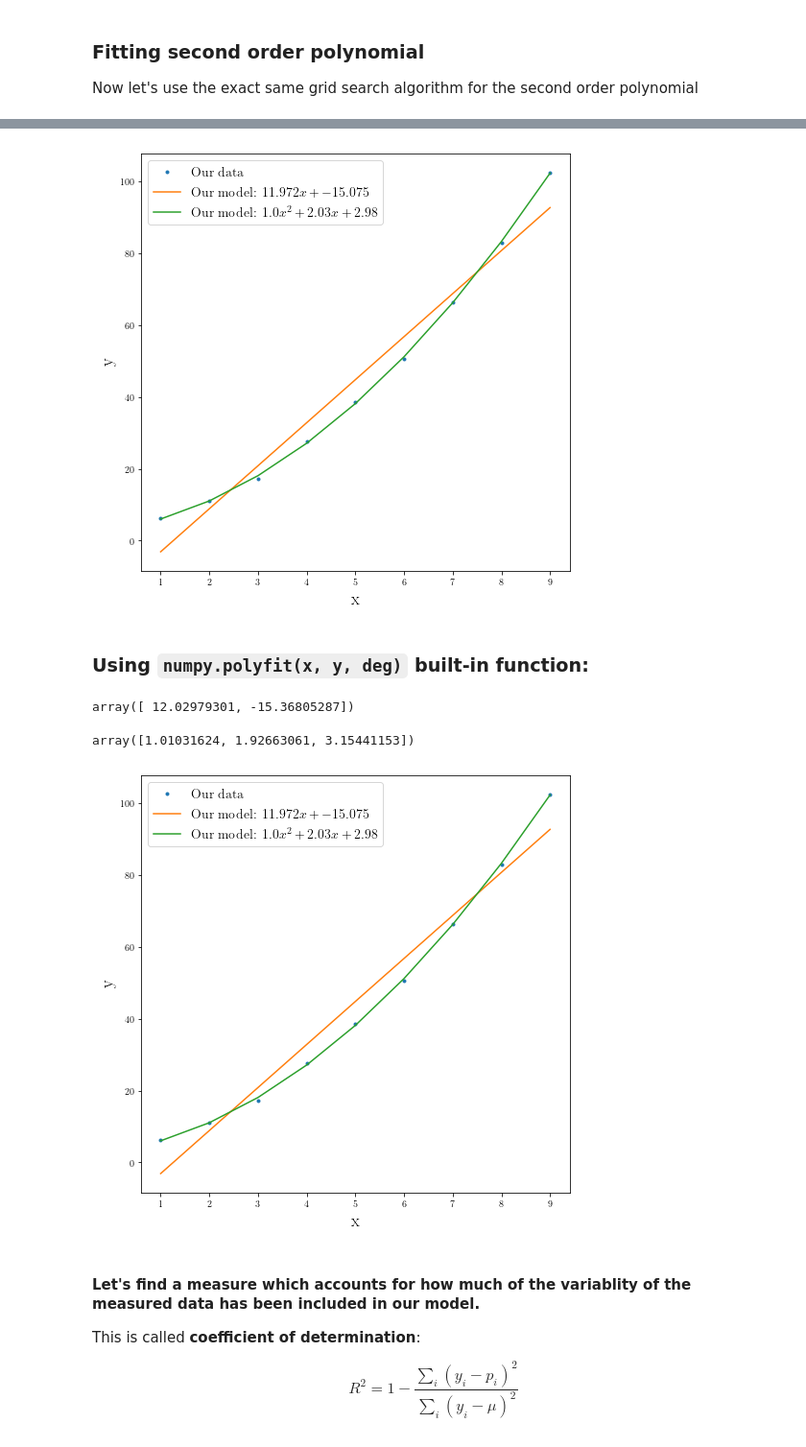
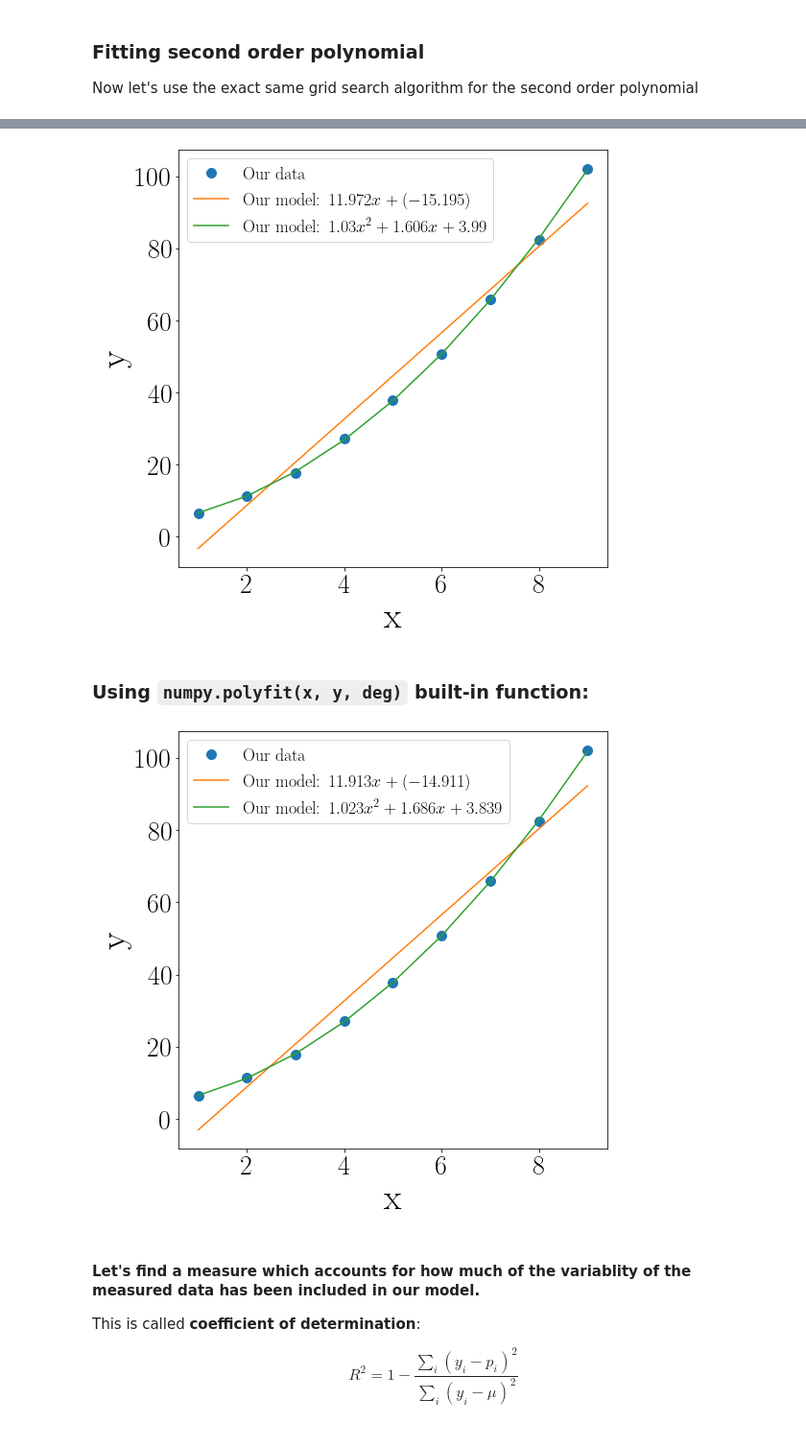
Before and after one commit to abtinshahidi/Foundation_applied_machine_learning, a Jupyter notebook: notebooks/week4/week4.ipynb, the cells around one changed output, grey strips where cells are left out. Shown at 96% size. Drawn from its saved outputs; the diff is of its cells as text; code cells hidden in the pictures.

```diff
--- a/notebooks/week4/week4.ipynb
+++ b/notebooks/week4/week4.ipynb
@@ -422,57 +463,53 @@ our_best_estimate
 # %%
 fig2 = plt.figure(figsize=(8,8))
 
-plt.plot(x_data, y_data, ".", label="Our data")
+plt.plot(x_data, y_data, ".", label="Our data", markersize=20)
+plt.plot(x_data, our_best_estimate_linear[0]*x_data+our_best_estimate_linear[1],
+         label="Our model: ${}x+({})$".format(round(float(our_best_estimate_linear[0]),3),
+                                            round(float(our_best_estimate_linear[1]), 3)))
 
-plt.plot(x_data, our_best_estimate_linear[0]*x_data+our_best_estimate_linear[1],
-         label="Our model: ${}x+{}$".format(round(float(our_best_estimate_linear[0]),3),
-                                            round(float(our_best_estimate_linear[1]), 3)))
 
 plt.plot(x_data, our_best_estimate[0]*x_data**2+our_best_estimate[1]*x_data+our_best_estimate[2],
          label="Our model: ${}x^2+{}x+{}$".format(round(float(our_best_estimate[0]),3),
                                             round(float(our_best_estimate[1]), 3),
                                             round(float(our_best_estimate[2]), 3)))
 
-plt.ylabel(r"y", fontsize=18)
-plt.xlabel(r"x", fontsize=18)
+plt.ylabel(r"y", fontsize=38)
+plt.xlabel(r"x", fontsize=38)
 
-
-plt.legend(fontsize=14)
+plt.tick_params(labelsize=28)
+plt.legend(fontsize=18)
 plt.show()
 # %% [output]
-[figure, old version]
+[figure, new version]
 # %% [markdown]
 ### Using `numpy.polyfit(x, y, deg)` built-in function:
 # %%
-np.polyfit(x_data, y_data, deg=1)
+our_best_estimate_linear = np.polyfit(x_data, y_data, deg=1)
-# %% [output]
-array([ 12.02979301, -15.36805287])
 # %%
-np.polyfit(x_data, y_data, deg=2)
+our_best_estimate = np.polyfit(x_data, y_data, deg=2)
-# %% [output]
-array([1.01031624, 1.92663061, 3.15441153])
 # %%
 fig2 = plt.figure(figsize=(8,8))
 
-plt.plot(x_data, y_data, ".", label="Our data")
+plt.plot(x_data, y_data, ".", label="Our data", markersize=20)
+plt.plot(x_data, our_best_estimate_linear[0]*x_data+our_best_estimate_linear[1],
+         label="Our model: ${}x+({})$".format(round(float(our_best_estimate_linear[0]),3),
+                                            round(float(our_best_estimate_linear[1]), 3)))
 
-plt.plot(x_data, our_best_estimate_linear[0]*x_data+our_best_estimate_linear[1],
-         label="Our model: ${}x+{}$".format(round(float(our_best_estimate_linear[0]),3),
-                                            round(float(our_best_estimate_linear[1]), 3)))
 
 plt.plot(x_data, our_best_estimate[0]*x_data**2+our_best_estimate[1]*x_data+our_best_estimate[2],
          label="Our model: ${}x^2+{}x+{}$".format(round(float(our_best_estimate[0]),3),
                                             round(float(our_best_estimate[1]), 3),
                                             round(float(our_best_estimate[2]), 3)))
 
-plt.ylabel(r"y", fontsize=18)
-plt.xlabel(r"x", fontsize=18)
+plt.ylabel(r"y", fontsize=38)
+plt.xlabel(r"x", fontsize=38)
 
-
-plt.legend(fontsize=14)
+plt.tick_params(labelsize=28)
+plt.legend(fontsize=18)
 plt.show()
 # %% [output]
-[figure, old version]
+[figure, new version]
 # %% [markdown]
 #### Let's find a measure which accounts for how much of the **variablity of the measured data** has been included in our **model**.
 
```
Also changed, not shown: parts of 28 cells of this notebook.
